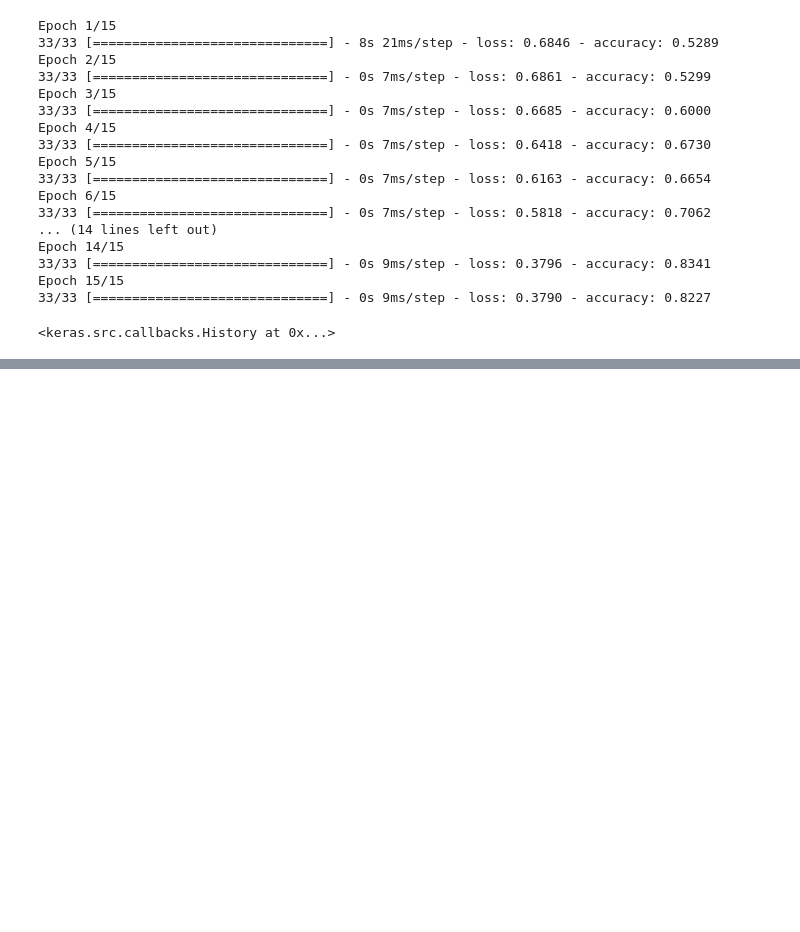
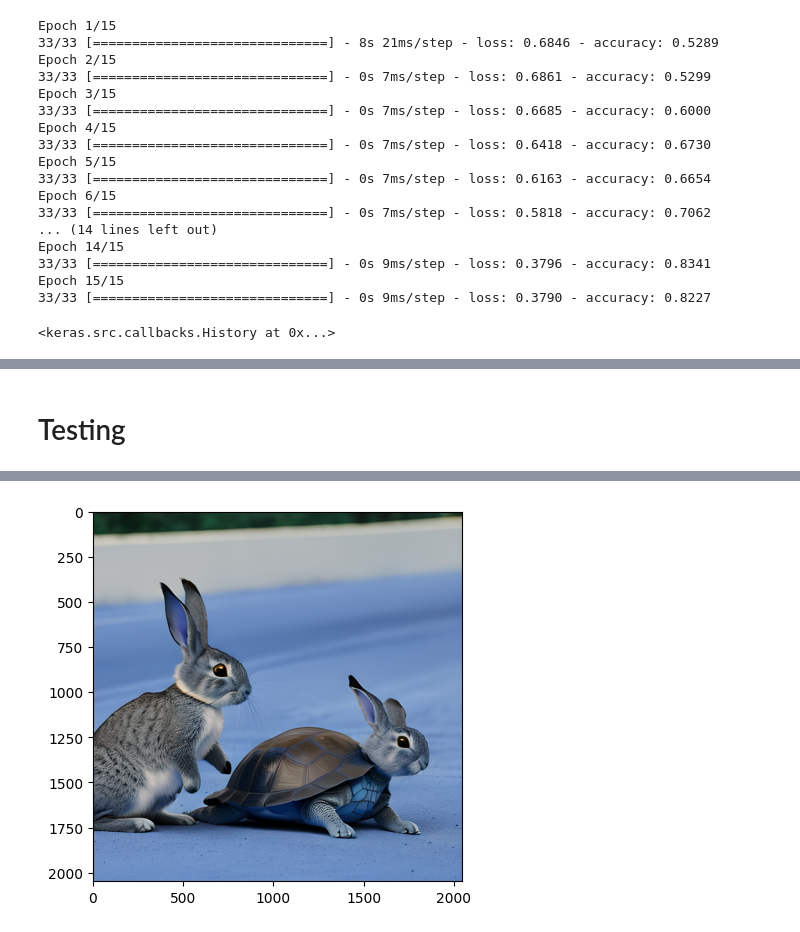
Before and after one commit to roydendsouza31/AI-Generated-Images-vs-Real-Images, a Jupyter notebook: main.ipynb, the cells around one changed output, grey strips where cells are left out. Saved outputs shown, nothing was run; the diff lists cells and outputs as text; code cells hidden in the pictures; blank space fills up the shorter version.

```diff
--- a/main.ipynb
+++ b/main.ipynb
@@ -332,0 +379,20 @@ FileNotFoundError: [Errno 2] No such file or directory: 'content/dataset_test/Re
+# %% [markdown]
+# Testing
+# %%
+def find_out(path_img):
+    img_arr = cv.imread(path_img)
+    plt.imshow(img_arr)
+    new_arr = cv.resize(img_arr, (48,48))
+    new_arr = new_arr/255
+    test = []
+    test.append(new_arr)
+    test = np.array(test).reshape(-1, img_size, img_size, 3)
+    y = model_new.predict(test)
+    if y[0] <= 0.5:
+        print("The given image is Real.")
+    else:
+        print("The given image is AI Generated.")
+# %%
+path_img = '/content/testing/ai1.png'
+find_out(path_img)
+# %% [output]
@@ -332,0 +401 @@ FileNotFoundError: [Errno 2] No such file or directory: 'content/dataset_test/Re
+[figure, added]
```
Also changed, not shown: parts of 10 cells of this notebook.
